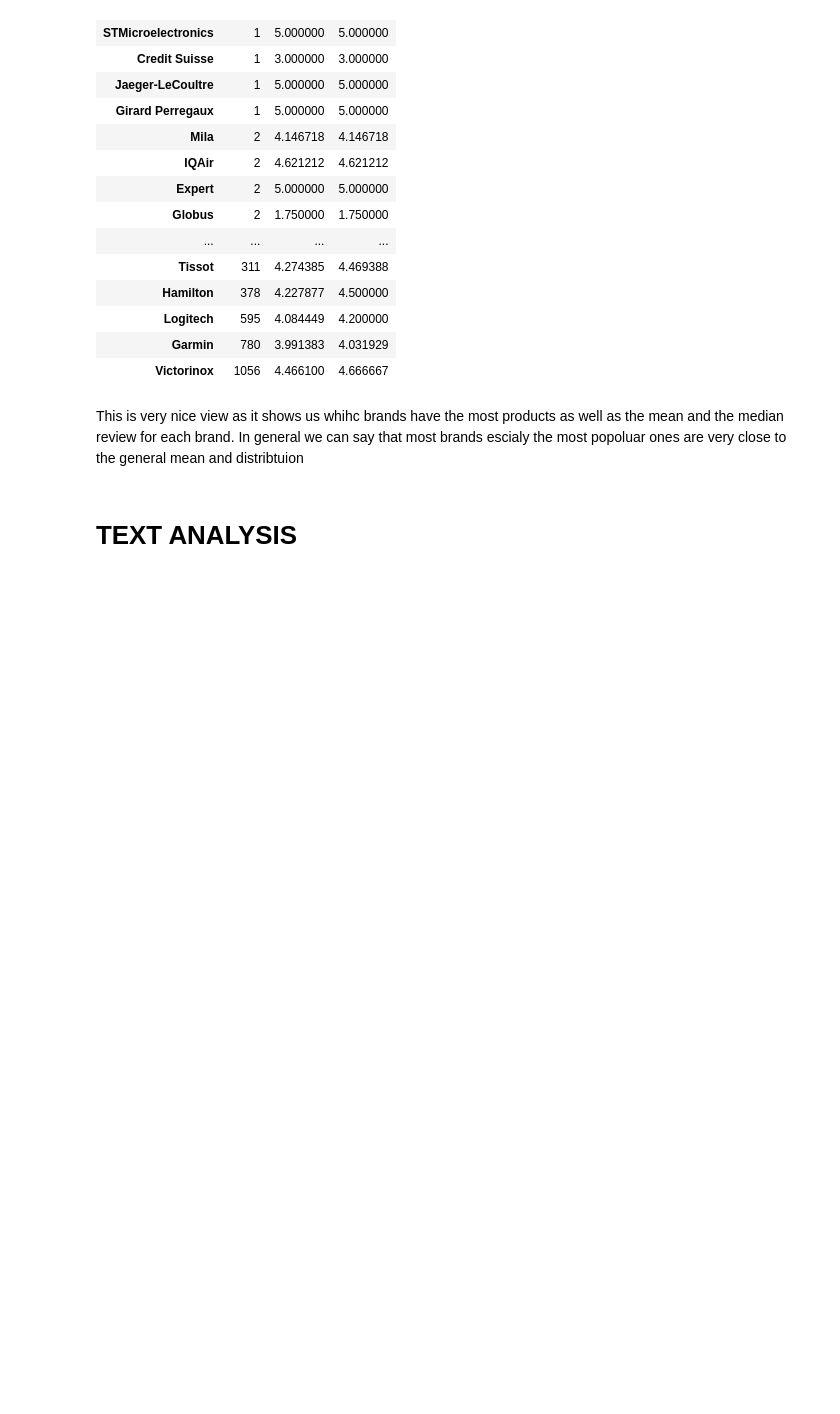
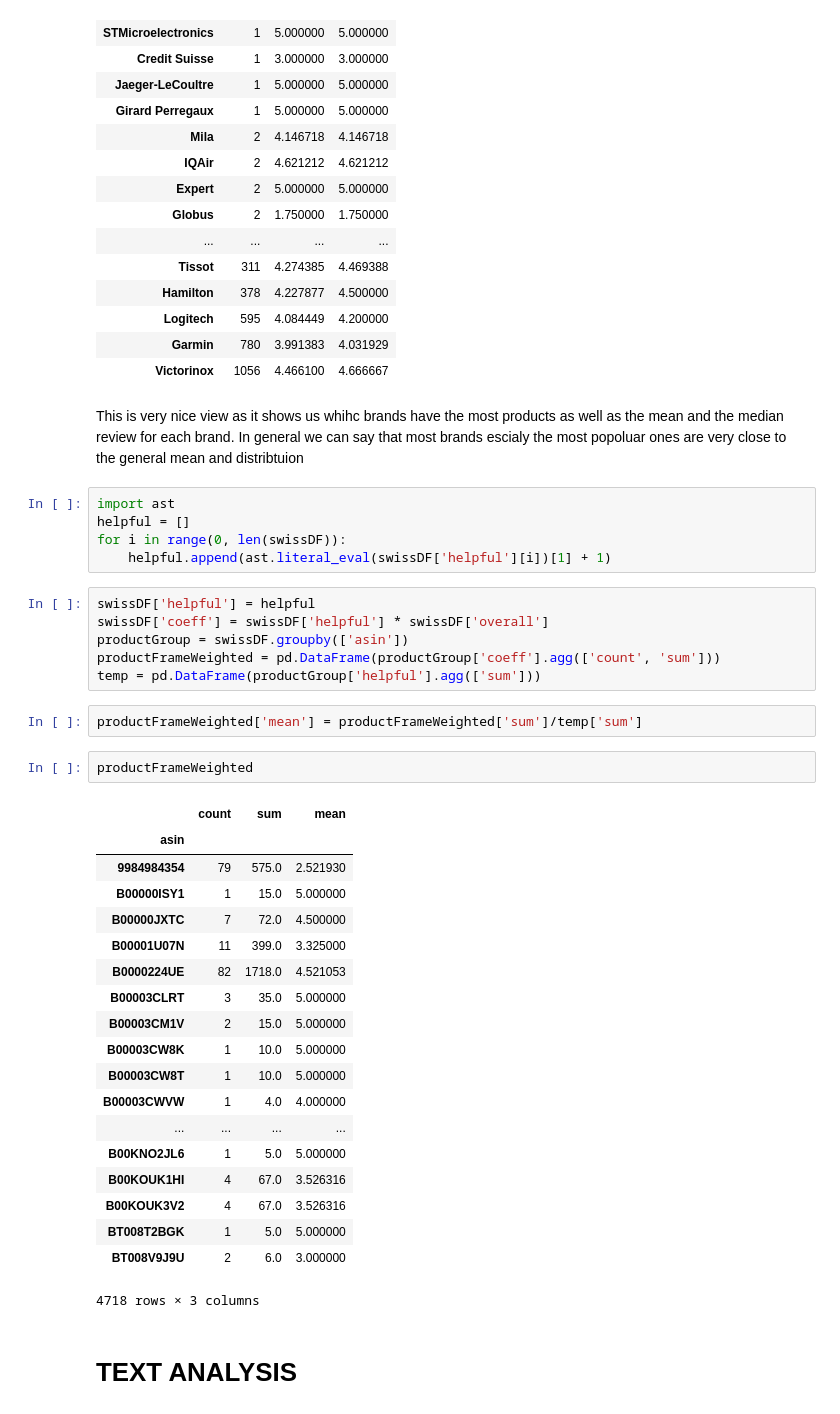
Before and after one commit to bojanp94/ADAProject, a Jupyter notebook: swiss products.ipynb, the cells around one changed output. Drawn from its saved outputs; the diff is of its cells as text; blank space fills up the shorter version.

```diff
--- a/swiss products.ipynb
+++ b/swiss products.ipynb
@@ -238,6 +238,41 @@ productFrame.groupby(['brand'])['mean'].agg(['count', 'mean', 'median']).sort_va
 # %% [markdown]
 This is very nice view as it shows us whihc brands have the most products as well as the mean and the median review for each brand.
 In general we can say that most brands escialy the most popoluar ones are very close to the general mean and distribtuion
+# %%
+import ast
+helpful = []
+for i in range(0, len(swissDF)):
+    helpful.append(ast.literal_eval(swissDF['helpful'][i])[1] + 1)
+# %%
+swissDF['helpful'] = helpful
+swissDF['coeff'] = swissDF['helpful'] * swissDF['overall']
+productGroup = swissDF.groupby(['asin'])
+productFrameWeighted = pd.DataFrame(productGroup['coeff'].agg(['count', 'sum']))
+temp = pd.DataFrame(productGroup['helpful'].agg(['sum']))
+# %%
+productFrameWeighted['mean'] = productFrameWeighted['sum']/temp['sum']
+# %%
+productFrameWeighted
+# %% [output]
+|  | count | sum | mean |
+| asin |  |  |  |
+| 9984984354 | 79 | 575.0 | 2.521930 |
+| B00000ISY1 | 1 | 15.0 | 5.000000 |
+| B00000JXTC | 7 | 72.0 | 4.500000 |
+| B00001U07N | 11 | 399.0 | 3.325000 |
+| B0000224UE | 82 | 1718.0 | 4.521053 |
+| B00003CLRT | 3 | 35.0 | 5.000000 |
+| B00003CM1V | 2 | 15.0 | 5.000000 |
+| B00003CW8K | 1 | 10.0 | 5.000000 |
+| B00003CW8T | 1 | 10.0 | 5.000000 |
+| B00003CWVW | 1 | 4.0 | 4.000000 |
+| ... | ... | ... | ... |
+| B00KNO2JL6 | 1 | 5.0 | 5.000000 |
+| B00KOUK1HI | 4 | 67.0 | 3.526316 |
+| B00KOUK3V2 | 4 | 67.0 | 3.526316 |
+| BT008T2BGK | 1 | 5.0 | 5.000000 |
+| BT008V9J9U | 2 | 6.0 | 3.000000 |
+4718 rows × 3 columns
 # %% [markdown]
 # TEXT ANALYSIS
 # %% [markdown]
```
Also changed, not shown: parts of 2 cells of this notebook.
